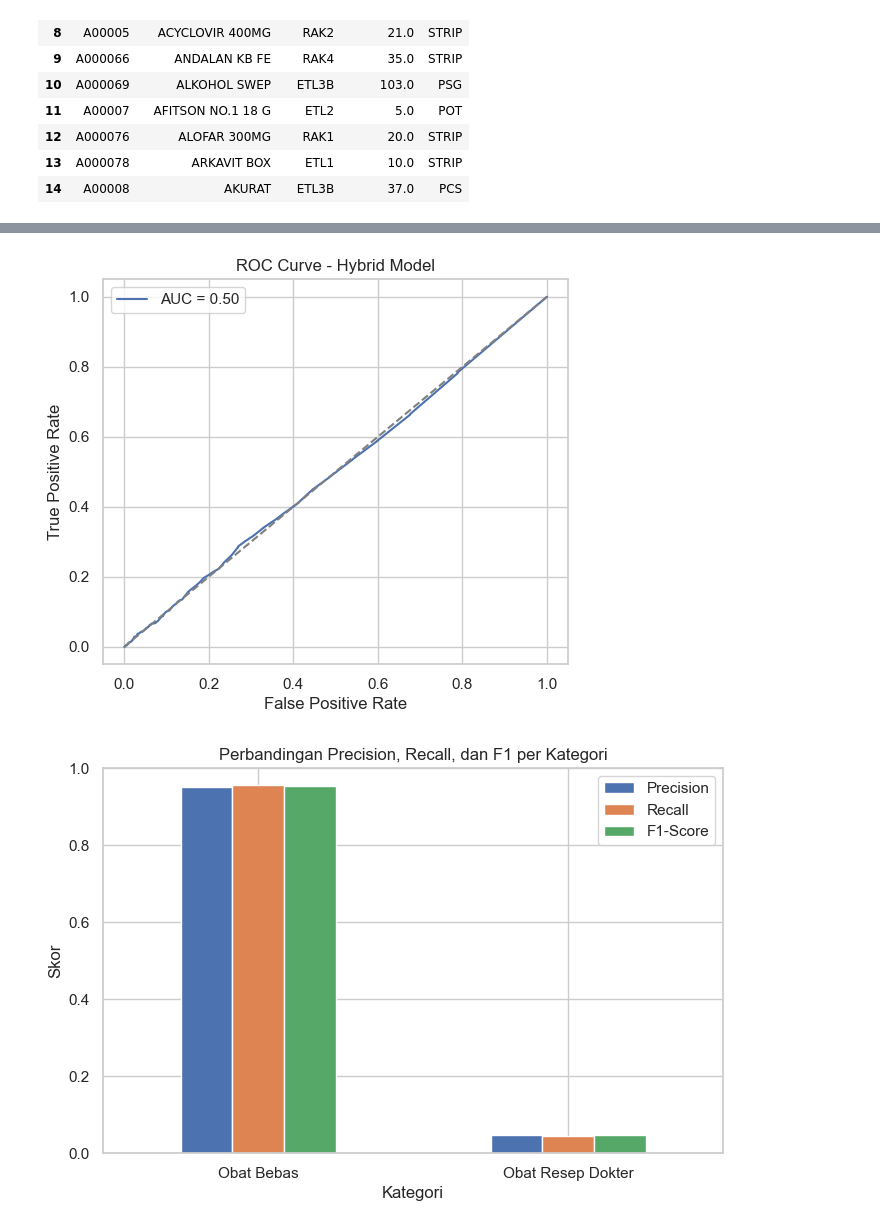
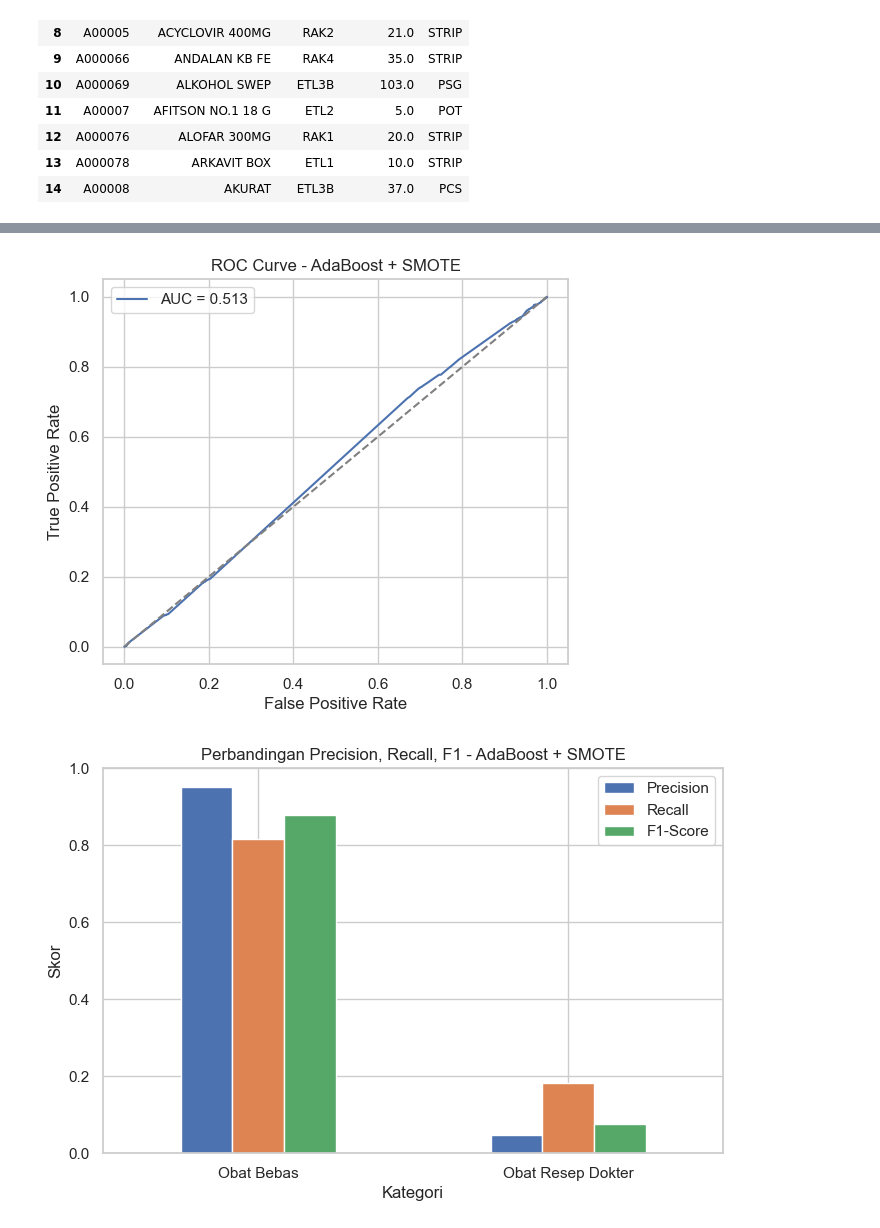
Before and after one commit to Zahran812/UTS_Data_Mining, a Jupyter notebook: Imbalanced.ipynb, the cells around one changed output, grey strips where cells are left out. Saved outputs shown, nothing was run; the diff lists cells and outputs as text; code cells hidden in the pictures.

```diff
--- a/Imbalanced.ipynb
+++ b/Imbalanced.ipynb
@@ -332,0 +289,14 @@ Rasio kelas tertinggi terhadap terendah: 1.00:1
+# %%
+# ==============================================================
+# 🧼 FIX: Tangani Missing Value Setelah Penggabungan
+# ==============================================================
+
+print("Jumlah missing sebelum imputasi:")
+print(df_merged.isna().sum())
+
+# Imputasi aman tanpa inplace=True
+df_merged["QTY.STOK"] = df_merged["QTY.STOK"].fillna(df_merged["QTY.STOK"].median())
+df_merged["LOKASI"] = df_merged["LOKASI"].fillna("Tidak Diketahui")
+
+print("\nSetelah imputasi:")
+print(df_merged.isna().sum())
@@ -385,42 +526,41 @@ Obat Resep Dokter       0.05      0.04      0.05      1351
 # %%
-from sklearn.metrics import confusion_matrix, roc_curve, roc_auc_score, precision_recall_fscore_support
-import pandas as pd
+# ==============================================================
+# 📈 7️⃣ VISUALISASI EVALUASI MODEL (CONFUSION MATRIX & ROC)
+# ==============================================================
+
+from sklearn.metrics import confusion_matrix, roc_curve, precision_recall_fscore_support
 
 # Confusion Matrix
-cm = confusion_matrix(y_test, y_pred_hybrid)
+cm = confusion_matrix(y_test, y_pred_smote)
 plt.figure(figsize=(5,4))
 sns.heatmap(cm, annot=True, fmt='d', cmap='Blues')
-plt.title("Confusion Matrix - Hybrid Model")
+plt.title("Confusion Matrix - AdaBoost + SMOTE")
 plt.xlabel("Prediksi")
 plt.ylabel("Aktual")
 plt.show()
 
 # ROC Curve
 if len(set(y_test)) == 2:
-    y_prob = model_hybrid.predict_proba(X_test)[:,1]
-    fpr, tpr, _ = roc_curve((y_test == "Obat Resep Dokter").astype(int), y_prob)
-    auc = roc_auc_score((y_test == "Obat Resep Dokter").astype(int), y_prob)
-
+    fpr, tpr, _ = roc_curve((y_test == y_test.unique()[1]).astype(int), y_prob_smote)
     plt.figure(figsize=(6,5))
-    plt.plot(fpr, tpr, label=f"AUC = {auc:.2f}")
+    plt.plot(fpr, tpr, label=f"AUC = {auc_smote:.3f}")
     plt.plot([0,1],[0,1],'--',color='gray')
     plt.xlabel("False Positive Rate")
     plt.ylabel("True Positive Rate")
-    plt.title("ROC Curve - Hybrid Model")
+    plt.title("ROC Curve - AdaBoost + SMOTE")
     plt.legend()
     plt.show()
 
-# Precision, Recall, F1 bar chart
-precision, recall, f1, _ = precision_recall_fscore_support(y_test, y_pred_hybrid, labels=model_hybrid.classes_)
+# Grafik Precision, Recall, F1
+precision, recall, f1, _ = precision_recall_fscore_support(y_test, y_pred_smote, labels=model_smote.classes_)
 metrics_df = pd.DataFrame({
-    "Kategori": model_hybrid.classes_,
+    "Kategori": model_smote.classes_,
     "Precision": precision,
     "Recall": recall,
     "F1-Score": f1
 })
-
 metrics_df.plot(x="Kategori", kind="bar", figsize=(8,5), ylim=(0,1))
-plt.title("Perbandingan Precision, Recall, dan F1 per Kategori")
+plt.title("Perbandingan Precision, Recall, F1 - AdaBoost + SMOTE")
 plt.ylabel("Skor")
 plt.xticks(rotation=0)
 plt.show()
@@ -429,2 +569,2 @@ plt.show()
-[figure, old version]
+[figure, new version]
-[figure, old version]
+[figure, new version]
```
Also changed, not shown: parts of 10 cells of this notebook.
